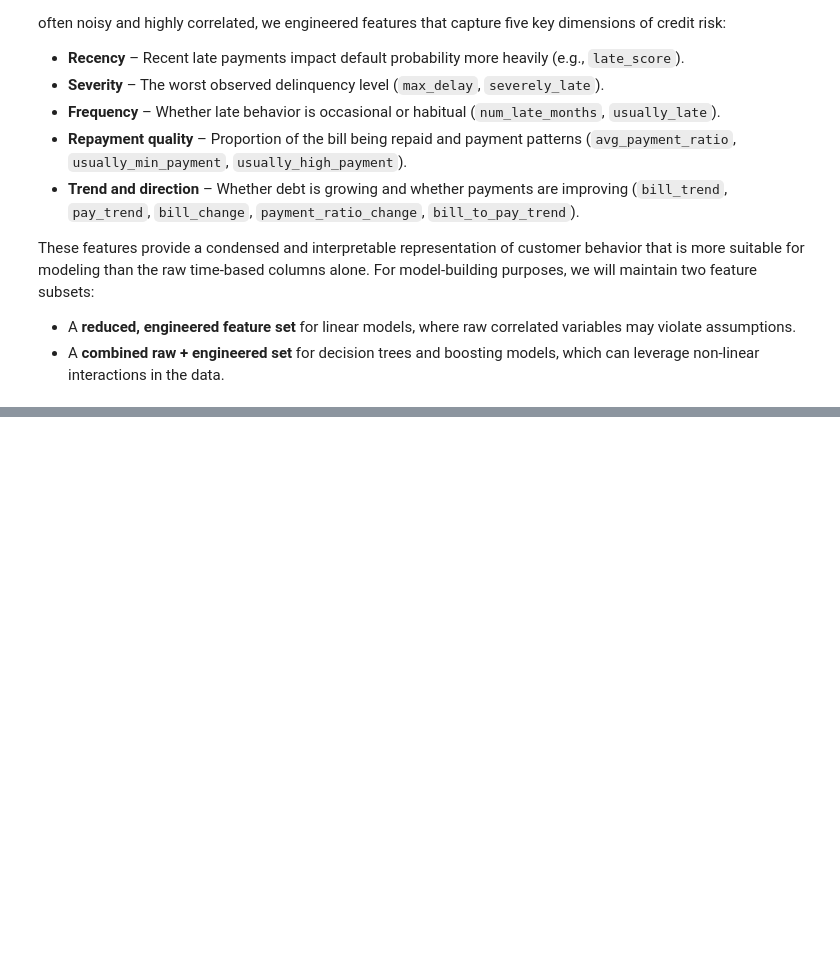
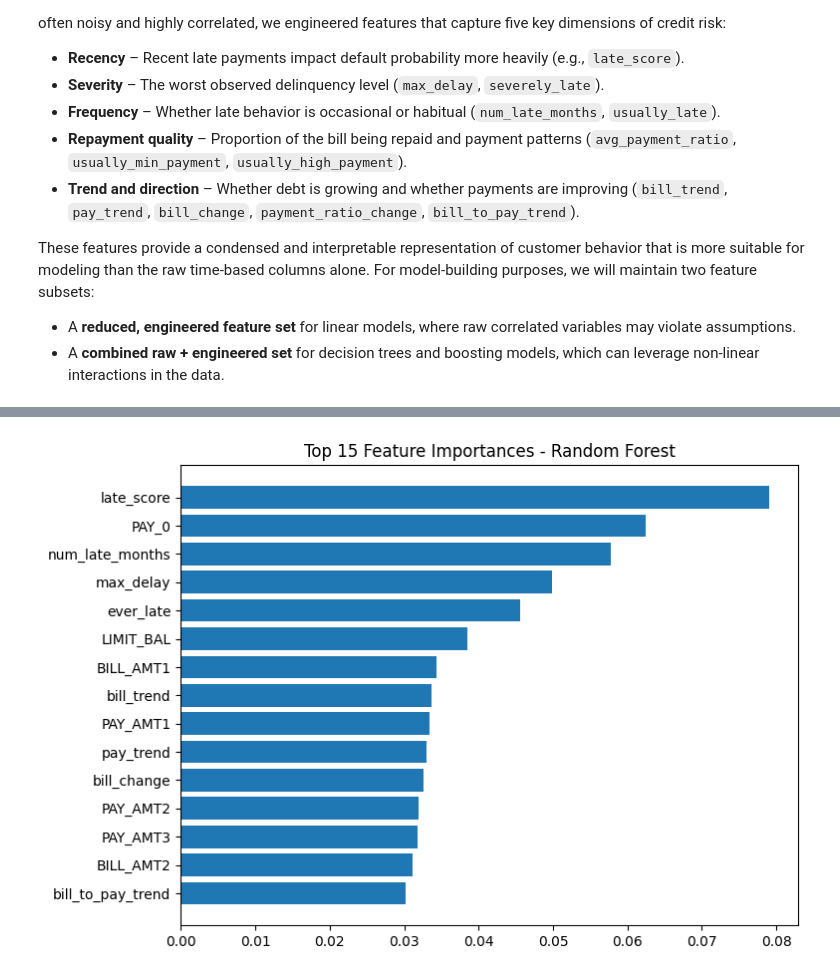
Before and after one commit to kashish1219/credit_card_default, a Jupyter notebook: credit_card.ipynb, the cells around one changed output, grey strips where cells are left out. Cells and saved outputs as stored; diff of their text form; code cells hidden in the pictures; blank space fills up the shorter version.

```diff
--- a/credit_card.ipynb
+++ b/credit_card.ipynb
@@ -569,0 +829,5 @@ These features provide a condensed and interpretable representation of customer
+# %%
+X = df[tree_features]
+y = df[target]
+
+X_train, X_test, y_train, y_test = train_test_split(X, y, stratify=y, test_size=0.2, random_state=42)
@@ -569,0 +946,15 @@ These features provide a condensed and interpretable representation of customer
+# %%
+# Random forest Feature importance
+ohe = best_model_rnf.named_steps["preprocess"].named_transformers_["encoder"]
+encoded_features = ohe.get_feature_names_out(demographics)
+other_features = [f for f in X.columns if f not in demographics]
+feature_names_rnf = list(encoded_features) + other_features
+
+
+# Create importance dataframe
+importances = pd.DataFrame({
+    "feature": feature_names_rnf,
+    "importance": best_model_rnf.named_steps["rnf"].feature_importances_
+}).sort_values(by="importance", ascending=False)
+
+print(importances.head(15))
@@ -569,0 +978,8 @@ These features provide a condensed and interpretable representation of customer
+# %%
+plt.figure(figsize=(8,6))
+plt.barh(importances["feature"].head(15), importances["importance"].head(15))
+plt.title("Top 15 Feature Importances - Random Forest")
+plt.gca().invert_yaxis()
+plt.show()
+# %% [output]
+[figure, added]
```
Also changed, not shown: parts of 39 cells of this notebook.
